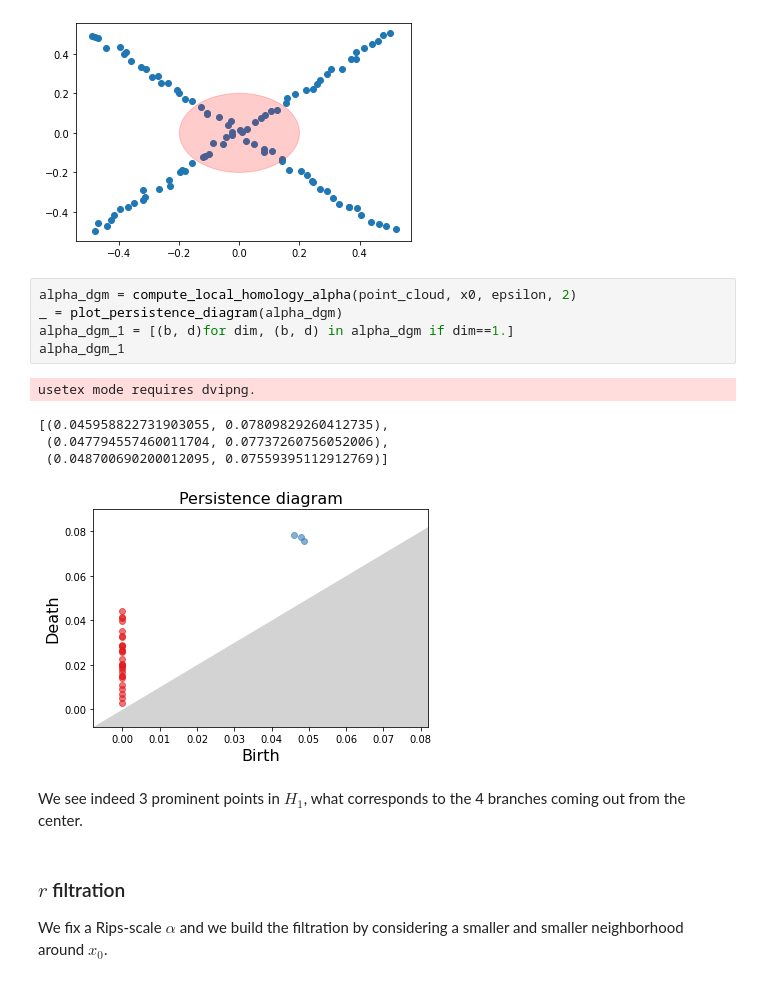
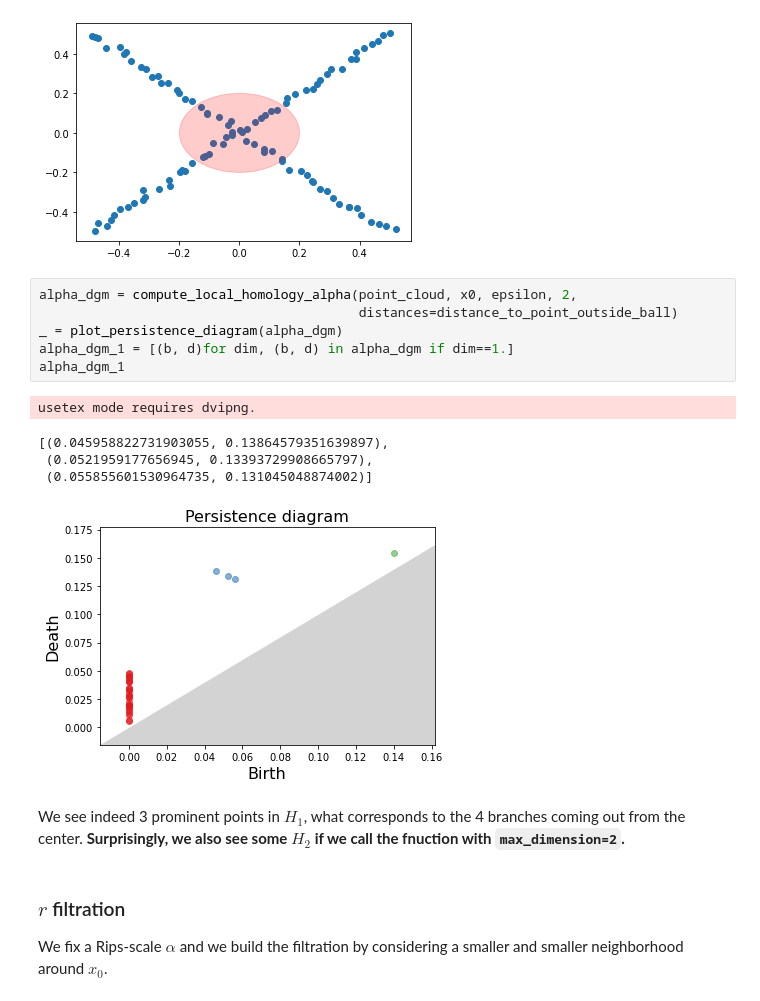
Before and after one commit to wreise/local_homology, a Jupyter notebook: notebooks/Tutorial.ipynb, the cells around one changed output. Cells and saved outputs as stored; diff of their text form.

```diff
--- a/notebooks/Tutorial.ipynb
+++ b/notebooks/Tutorial.ipynb
@@ -35,18 +40,20 @@ plot_disc(x0[0], epsilon, color="r", label=r"Neighborhood for $\alpha$-filtr")
 # %% [output]
 [figure]
 # %%
-alpha_dgm = compute_local_homology_alpha(point_cloud, x0, epsilon, 2)
+alpha_dgm = compute_local_homology_alpha(point_cloud, x0, epsilon, 2,
+                                         distances=distance_to_point_outside_ball)
 _ = plot_persistence_diagram(alpha_dgm)
 alpha_dgm_1 = [(b, d)for dim, (b, d) in alpha_dgm if dim==1.]
 alpha_dgm_1
 # %% [output]
 usetex mode requires dvipng.
-[(0.045958822731903055, 0.07809829260412735),
- (0.047794557460011704, 0.07737260756052006),
- (0.048700690200012095, 0.07559395112912769)]
+[(0.045958822731903055, 0.13864579351639897),
+ (0.0521959177656945, 0.13393729908665797),
+ (0.055855601530964735, 0.131045048874002)]
-[figure, old version]
+[figure, new version]
 # %% [markdown]
 We see indeed 3 prominent points in $H_1$, what corresponds to the 4 branches coming out from the center.
+**Surprisingly, we also see some $H_2$ if we call the fnuction with `max_dimension=2`.**
 # %% [markdown]
 ### $r$ filtration
 
```
Also changed, not shown: parts of 10 cells of this notebook.
